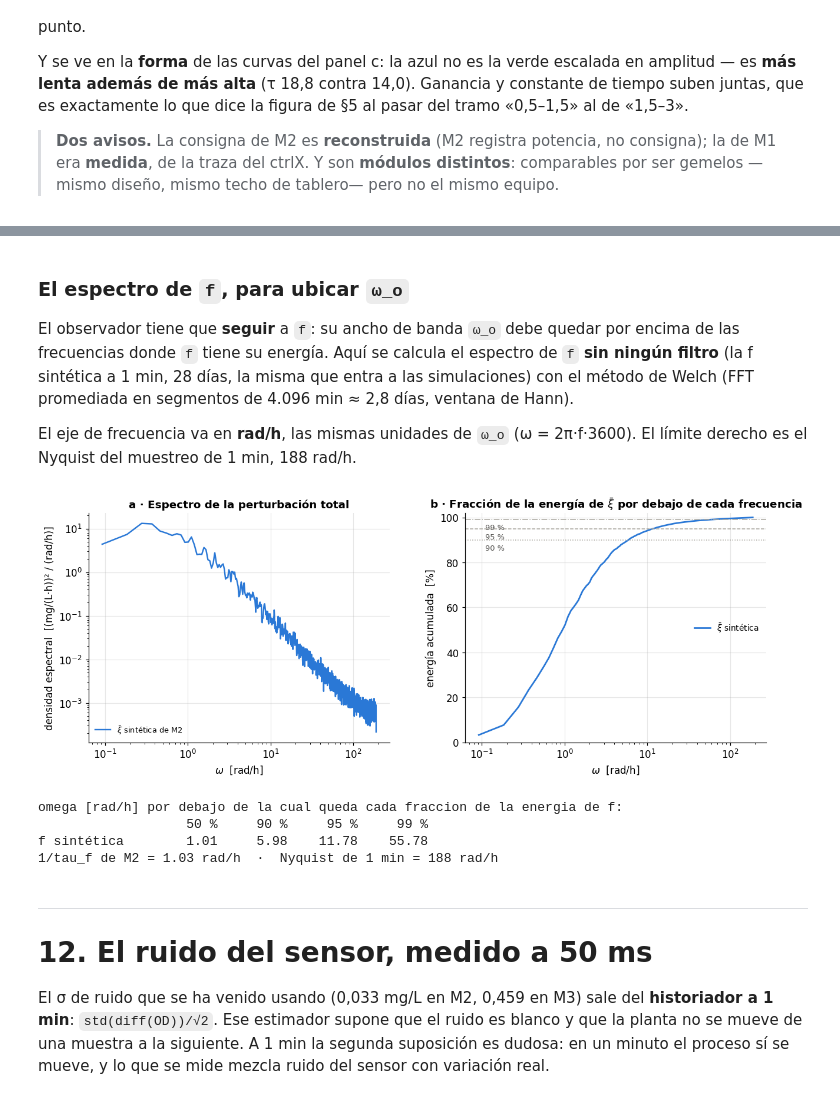
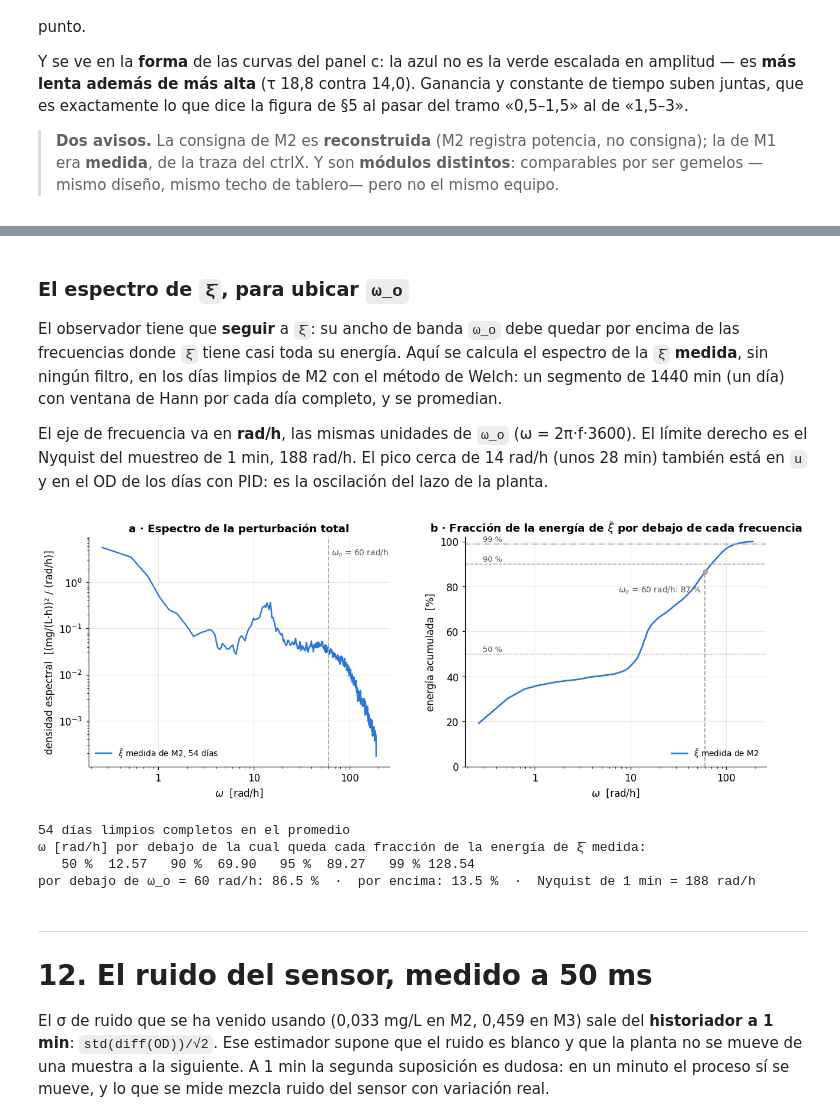
Before and after one commit to EstebanUnal-Hub/ADRC_WWTP, a Jupyter notebook: Datos/analisis/analisis_dinamica_limpio.ipynb, the cells around one changed output, grey strips where cells are left out. Cells and saved outputs as stored; diff of their text form; code cells hidden in the pictures.

```diff
--- a/Datos/analisis/analisis_dinamica_limpio.ipynb
+++ b/Datos/analisis/analisis_dinamica_limpio.ipynb
@@ -2163,54 +2166,68 @@ escenarios de nivel: -10.24 (mes más bajo) y -7.22 (mes más alto)
 # %% [markdown]
-### El espectro de `f`, para ubicar `ω_o`
+### El espectro de `ξ̄`, para ubicar `ω_o`
 
-El observador tiene que **seguir** a `f`: su ancho de banda `ω_o` debe quedar por
-encima de las frecuencias donde `f` tiene su energía. Aquí se calcula el espectro
-de `f` **sin ningún filtro** (la f sintética a 1 min, 28 días, la misma que entra a
-las simulaciones) con el método de Welch (FFT promediada en segmentos de 4.096
-min ≈ 2,8 días, ventana de Hann).
+El observador tiene que **seguir** a `ξ̄`: su ancho de banda `ω_o` debe quedar por
+encima de las frecuencias donde `ξ̄` tiene casi toda su energía. Aquí se calcula el
+espectro de la `ξ̄` **medida**, sin ningún filtro, en los días limpios de M2 con el
+método de Welch: un segmento de 1440 min (un día) con ventana de Hann por cada día
+completo, y se promedian.
 
 El eje de frecuencia va en **rad/h**, las mismas unidades de `ω_o`
 (ω = 2π·f·3600). El límite derecho es el Nyquist del muestreo de 1 min, 188 rad/h.
+El pico cerca de 14 rad/h (unos 28 min) también está en `u` y en el OD de los días
+con PID: es la oscilación del lazo de la planta.
 # %%
 from scipy.signal import welch
 FS_HZ = 1/60.0                                         # 1 muestra por minuto
-fsint = PT.generar('M2', dias=28, dt_min=1.0, semilla=3).to_numpy()   # SIN filtro
-fq, Psint = welch(fsint - fsint.mean(), fs=FS_HZ, nperseg=4096)
+HZ_A_RADH = 2*np.pi*3600                               # 1 Hz = 2*pi*3600 rad/h
+WO_D = 60.0                                            # omega_o de diseño [rad/h] (capítulo 4)
+# Welch dia por dia: un segmento de 1440 min (un dia) con ventana de Hann por cada dia limpio
+# completo, y se promedian. Sin filtro, la misma xi que entra a las simulaciones.
+SEG = [XIM.loc[str(dd.date())].to_numpy() for dd in LIMPIOS]
+SEG = [x for x in SEG if len(x) == 1440 and np.isfinite(x).all()]
+fq = welch(SEG[0], fs=FS_HZ, nperseg=1440)[0]
+Pxi = np.mean([welch(x - x.mean(), fs=FS_HZ, nperseg=1440)[1] for x in SEG], axis=0)
 W = 2*np.pi*fq*3600                                    # rad/h, unidades de omega_o
-HZ_A_RADH = 2*np.pi*3600                               # 1 Hz = 2*pi*3600 rad/h
+Exi = 100*np.cumsum(Pxi)/np.sum(Pxi)                   # % de la energia por debajo de cada omega
 
-def w_energia(P, q):                                   # omega bajo la cual queda la fraccion q
-    c = np.cumsum(P)/np.sum(P); return W[np.searchsorted(c, q)]
-TAU_F_M2 = PZ['M2']['tau_f_min']/60                    # h
+def w_energia(q):                                      # omega bajo la cual queda el q % de la energia
+    return W[np.searchsorted(Exi, q)]
+E_WO = np.interp(WO_D, W, Exi)
 fig, ax = plt.subplots(1, 2, figsize=(13.5, 4.6), gridspec_kw={'wspace': .25})
 a = ax[0]
-a.loglog(W[1:], Psint[1:]/HZ_A_RADH, lw=1.6, color=AZUL, label=r'$\bar{\xi}$ sintética de M2')
+a.loglog(W[1:], Pxi[1:]/HZ_A_RADH, lw=1.6, color=AZUL, label=r'$\bar{\xi}$ medida de M2, %d días' % len(SEG))
+a.axvline(WO_D, color=GRIS, lw=1.2, ls='--')
+a.text(WO_D*1.08, a.get_ylim()[1]*.4, r'$\omega_o$ = %d rad/h' % WO_D, fontsize=9, color='#52514e')
 a.set(xlabel=r'$\omega$  [rad/h]', ylabel='densidad espectral  [(mg/(L·h))² / (rad/h)]',
       title='a · Espectro de la perturbación total')
-a.legend(frameon=False, fontsize=8.5, loc='lower left')
+a.legend(frameon=False, fontsize=9, loc='lower left')
 a = ax[1]
-for P, col, lab in ((Psint, AZUL, r'$\bar{\xi}$ sintética'),):
-    a.semilogx(W[1:], 100*np.cumsum(P)[1:]/np.sum(P), lw=1.8, color=col, label=lab)
-for q, ls in ((.90, ':'), (.95, '--'), (.99, '-.')):
-    a.axhline(100*q, color=GRIS, lw=1, ls=ls)
-    a.text(W[1]*1.2, 100*q-4.5, '%d %%' % (100*q), fontsize=8.5, color='#52514e')
+a.semilogx(W[1:], Exi[1:], lw=1.8, color=AZUL, label=r'$\bar{\xi}$ medida de M2')
+for q, ls in ((50, ':'), (90, '--'), (99, '-.')):
+    a.axhline(q, color=GRIS, lw=1, ls=ls)
+    a.text(W[1]*1.1, q + 1.2, '%d %%' % q, fontsize=8.5, color='#52514e')
+a.plot([WO_D, WO_D], [0, E_WO], color=GRIS, lw=1.2, ls='--')
+a.plot(WO_D, E_WO, 'o', ms=5, color=GRIS)
+a.text(WO_D*.92, E_WO - 9, r'$\omega_o$ = %d rad/h: %s %%' % (WO_D, ('%.0f' % E_WO)), ha='right', fontsize=9, color='#52514e')
 a.set(xlabel=r'$\omega$  [rad/h]', ylabel='energía acumulada  [%]', ylim=(0, 102),
       title=r'b · Fracción de la energía de $\bar{\xi}$ por debajo de cada frecuencia')
-a.legend(frameon=False, fontsize=9, loc='center right')
+a.legend(frameon=False, fontsize=9, loc='lower right')
+for a in ax:
+    a.xaxis.set_major_formatter(plt.FuncFormatter(lambda v, _: ('%g' % v).replace('.', ',')))
 fig.savefig('../../Latex/Tesis/figuras/ident_19_espectro_f.pdf', bbox_inches='tight')
 plt.show()
 
-print('omega [rad/h] por debajo de la cual queda cada fraccion de la energia de f:')
-print('%-14s %8s %8s %8s %8s' % ('', '50 %', '90 %', '95 %', '99 %'))
-for lab, P in (('f sintética', Psint),):
-    print('%-14s %8.2f %8.2f %8.2f %8.2f' % (lab, *(w_energia(P, q) for q in (.5, .9, .95, .99))))
-print('1/tau_f de M2 = %.2f rad/h  ·  Nyquist de 1 min = %.0f rad/h' % (1/TAU_F_M2, W[-1]))
+print('%d días limpios completos en el promedio' % len(SEG))
+print('ω [rad/h] por debajo de la cual queda cada fracción de la energía de ξ̄ medida:')
+print('   50 %% %6.2f   90 %% %6.2f   95 %% %6.2f   99 %% %6.2f' % tuple(w_energia(q) for q in (50, 90, 95, 99)))
+print('por debajo de ω_o = %d rad/h: %.1f %%  ·  por encima: %.1f %%  ·  Nyquist de 1 min = %.0f rad/h'
+      % (WO_D, E_WO, 100 - E_WO, W[-1]))
 # %% [output]
-[figure, old version]
+[figure, new version]
-omega [rad/h] por debajo de la cual queda cada fraccion de la energia de f:
-                   50 %     90 %     95 %     99 %
-f sintética        1.01     5.98    11.78    55.78
-1/tau_f de M2 = 1.03 rad/h  ·  Nyquist de 1 min = 188 rad/h
+54 días limpios completos en el promedio
+ω [rad/h] por debajo de la cual queda cada fracción de la energía de ξ̄ medida:
+   50 %  12.57   90 %  69.90   95 %  89.27   99 % 128.54
+por debajo de ω_o = 60 rad/h: 86.5 %  ·  por encima: 13.5 %  ·  Nyquist de 1 min = 188 rad/h
 # %% [markdown]
 ---
 # 12. El ruido del sensor, medido a 50 ms
```
Also changed, not shown: parts of 2 cells of this notebook, 26 other files.
